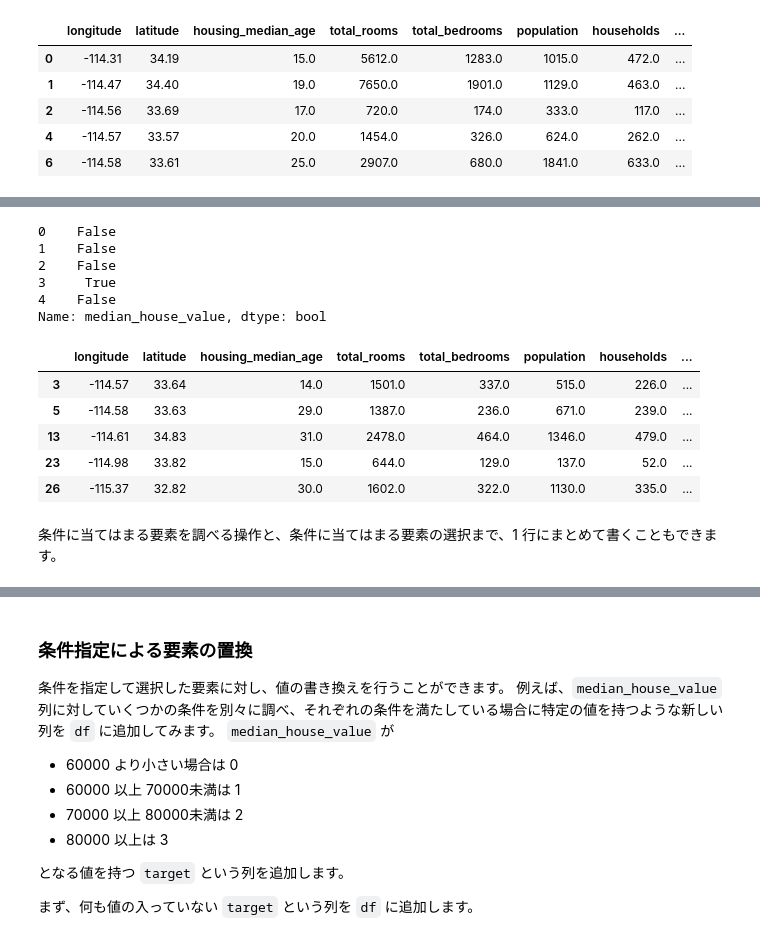
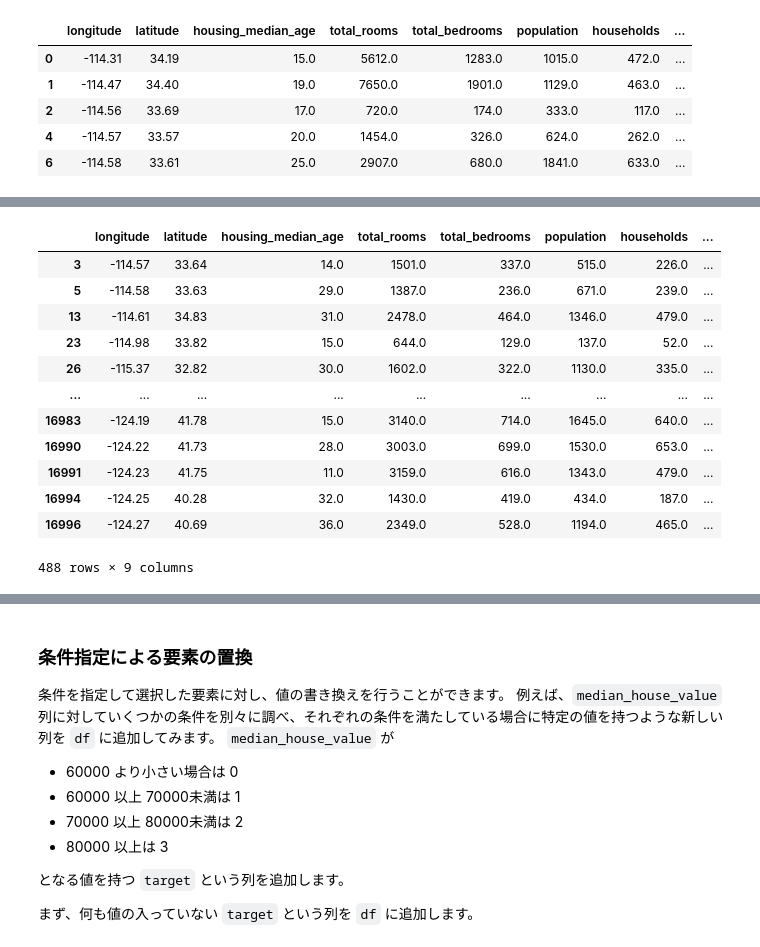
Before and after one commit to shinonome-inc/PythonTutorialForDSCourse, a Jupyter notebook: ja-edited/11_Introduction_to_Pandas.ipynb, the cells around one changed output, grey strips where cells are left out. Drawn from its saved outputs; the diff is of its cells as text; code cells hidden in the pictures.

```diff
--- a/ja-edited/11_Introduction_to_Pandas.ipynb
+++ b/ja-edited/11_Introduction_to_Pandas.ipynb
@@ -375,23 +350,17 @@ df[mask2].head()
 # %%
 # 70000 より大きい かつ 80000 より小さい
-mask3 = (df['median_house_value'] > 70000) & (df['median_house_value'] < 80000)
+df.query("70000 < median_house_value < 80000")
+# %% [output]
+|  | longitude | latitude | housing_median_age | total_rooms | total_bedrooms | population | households | ... |
+| 3 | -114.57 | 33.64 | 14.0 | 1501.0 | 337.0 | 515.0 | 226.0 | ... |
+| 5 | -114.58 | 33.63 | 29.0 | 1387.0 | 236.0 | 671.0 | 239.0 | ... |
+| 13 | -114.61 | 34.83 | 31.0 | 2478.0 | 464.0 | 1346.0 | 479.0 | ... |
+| 23 | -114.98 | 33.82 | 15.0 | 644.0 | 129.0 | 137.0 | 52.0 | ... |
+| 26 | -115.37 | 32.82 | 30.0 | 1602.0 | 322.0 | 1130.0 | 335.0 | ... |
+| ... | ... | ... | ... | ... | ... | ... | ... | ... |
+| 16983 | -124.19 | 41.78 | 15.0 | 3140.0 | 714.0 | 1645.0 | 640.0 | ... |
+| 16990 | -124.22 | 41.73 | 28.0 | 3003.0 | 699.0 | 1530.0 | 653.0 | ... |
+| 16991 | -124.23 | 41.75 | 11.0 | 3159.0 | 616.0 | 1343.0 | 479.0 | ... |
+| 16994 | -124.25 | 40.28 | 32.0 | 1430.0 | 419.0 | 434.0 | 187.0 | ... |
+| 16996 | -124.27 | 40.69 | 36.0 | 2349.0 | 528.0 | 1194.0 | 465.0 | ... |
+488 rows × 9 columns
-# %%
-mask3.head()
-# %% [output]
-0    False
-1    False
-2    False
-3     True
-4    False
-Name: median_house_value, dtype: bool
-# %%
-df[mask3].head()
-# %% [output]
-|  | longitude | latitude | housing_median_age | total_rooms | total_bedrooms | population | households | ... |
-| 3 | -114.57 | 33.64 | 14.0 | 1501.0 | 337.0 | 515.0 | 226.0 | ... |
-| 5 | -114.58 | 33.63 | 29.0 | 1387.0 | 236.0 | 671.0 | 239.0 | ... |
-| 13 | -114.61 | 34.83 | 31.0 | 2478.0 | 464.0 | 1346.0 | 479.0 | ... |
-| 23 | -114.98 | 33.82 | 15.0 | 644.0 | 129.0 | 137.0 | 52.0 | ... |
-| 26 | -115.37 | 32.82 | 30.0 | 1602.0 | 322.0 | 1130.0 | 335.0 | ... |
-# %% [markdown]
-条件に当てはまる要素を調べる操作と、条件に当てはまる要素の選択まで、1 行にまとめて書くこともできます。
```
Also changed, not shown: parts of 21 cells of this notebook, 1 other file.
